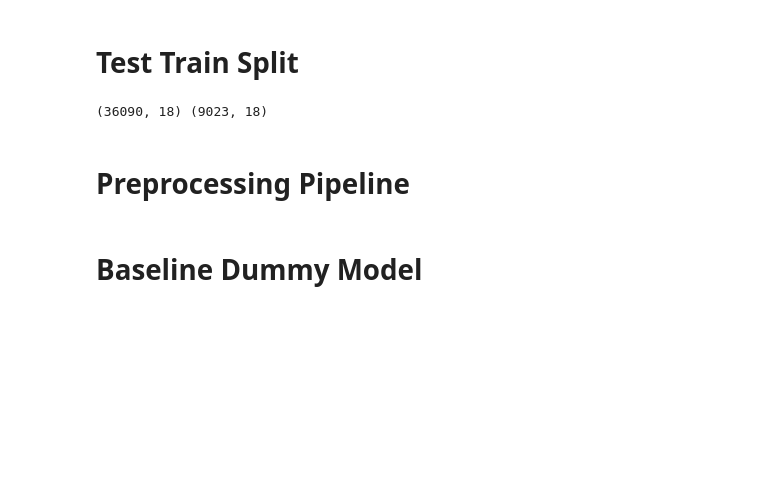
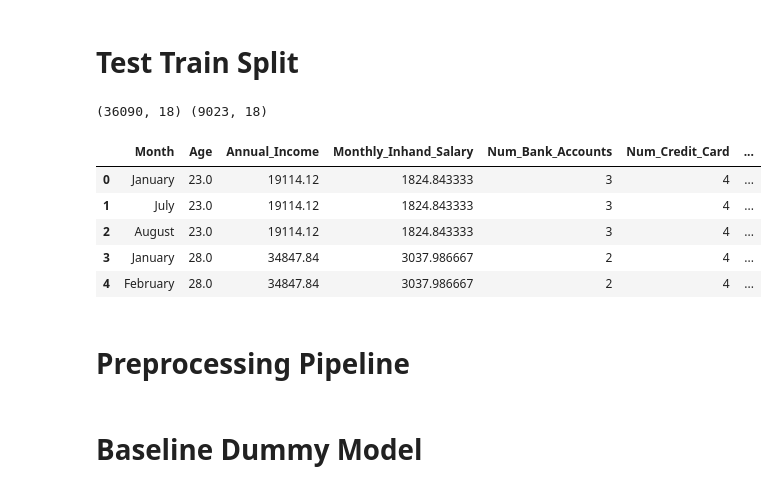
Before and after one commit to icodepie/Capstone_Final_Project, a Jupyter notebook: Final_Modeling_Process.ipynb, the cells around one changed output. Drawn from its saved outputs; the diff is of its cells as text; code cells hidden in the pictures; blank space fills up the shorter version.

```diff
--- a/Final_Modeling_Process.ipynb
+++ b/Final_Modeling_Process.ipynb
@@ -66,6 +66,15 @@ X_train, X_test, y_train, y_test = train_test_split(X, y, random_state=42,test_s
 print(X_train.shape, X_test.shape)
 # %% [output]
 (36090, 18) (9023, 18)
+# %%
+X.head()
+# %% [output]
+|  | Month | Age | Annual_Income | Monthly_Inhand_Salary | Num_Bank_Accounts | Num_Credit_Card | ... |
+| 0 | January | 23.0 | 19114.12 | 1824.843333 | 3 | 4 | ... |
+| 1 | July | 23.0 | 19114.12 | 1824.843333 | 3 | 4 | ... |
+| 2 | August | 23.0 | 19114.12 | 1824.843333 | 3 | 4 | ... |
+| 3 | January | 28.0 | 34847.84 | 3037.986667 | 2 | 4 | ... |
+| 4 | February | 28.0 | 34847.84 | 3037.986667 | 2 | 4 | ... |
 # %% [markdown]
 # Preprocessing Pipeline
 # %%
```
Also changed, not shown: parts of 14 cells of this notebook, 4 other files.
